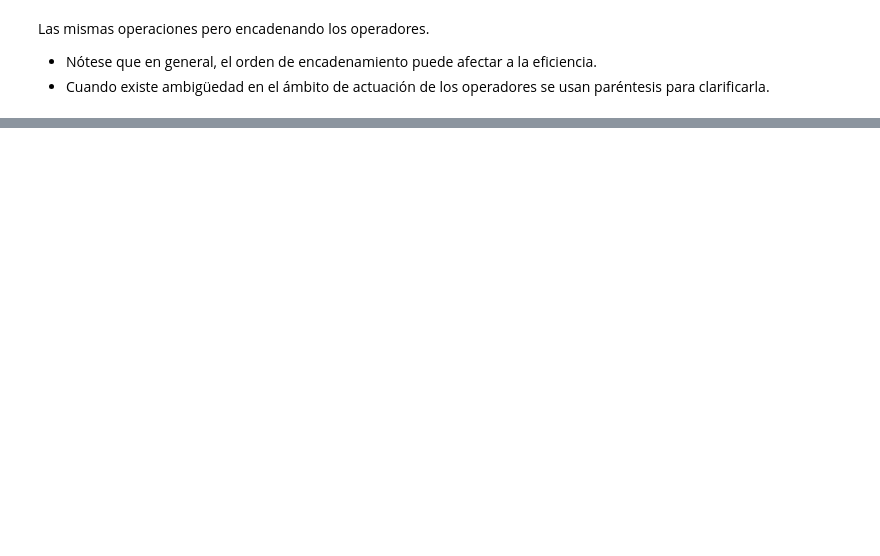
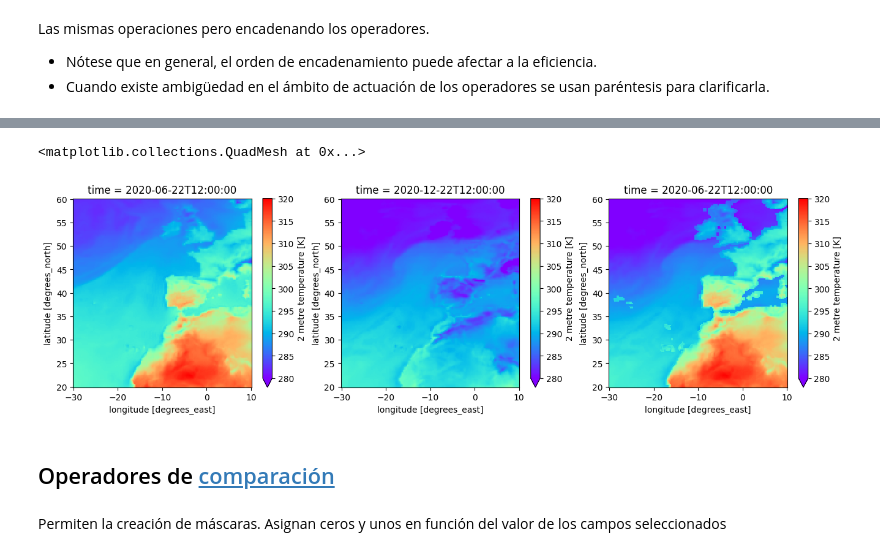
Before and after one commit to waveology/kitchen, a Jupyter notebook: introduccion_cdo_climate_data_operators.ipynb, the cells around one changed output, grey strips where cells are left out. Saved outputs shown, nothing was run; the diff lists cells and outputs as text; code cells hidden in the pictures; blank space fills up the shorter version.

```diff
--- a/introduccion_cdo_climate_data_operators.ipynb
+++ b/introduccion_cdo_climate_data_operators.ipynb
@@ -201,0 +426,12 @@ t2 = xr.open_dataset('peninsula.nc').t2m.sel(time='20200731').plot(ax=ax2)
+# %%
+fig,(ax1,ax2,ax3) = plt.subplots(1,3, figsize=(16,4))
+xr.open_dataset('t_verano.nc').t2m.isel(time=0).plot(ax=ax1,cmap='rainbow',vmin=280,vmax=320)
+xr.open_dataset('t_invierno.nc').t2m.isel(time=0).plot(ax=ax2,cmap='rainbow',vmin=280,vmax=320)
+xr.open_dataset('hibrido.nc').t2m.isel(time=0).plot(ax=ax3,cmap='rainbow',vmin=280,vmax=320)
+# %% [output]
+<matplotlib.collections.QuadMesh at 0x...>
+[figure, added]
+# %% [markdown]
+## Operadores de [comparación](https://code.mpimet.mpg.de/projects/cdo/embedded/index.html#x1-2390002.5)
+# %% [markdown]
+Permiten la creación de máscaras. Asignan ceros y unos en función del valor de los campos seleccionados
```
Also changed, not shown: parts of 41 cells of this notebook.
